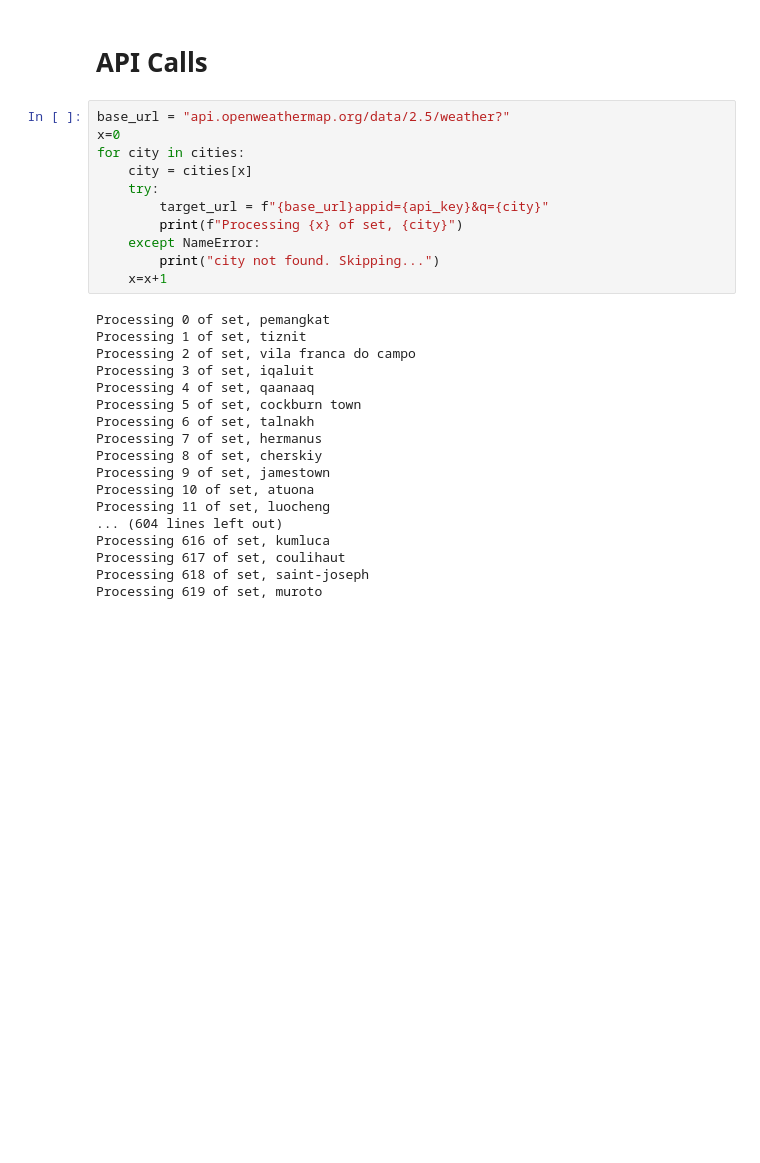
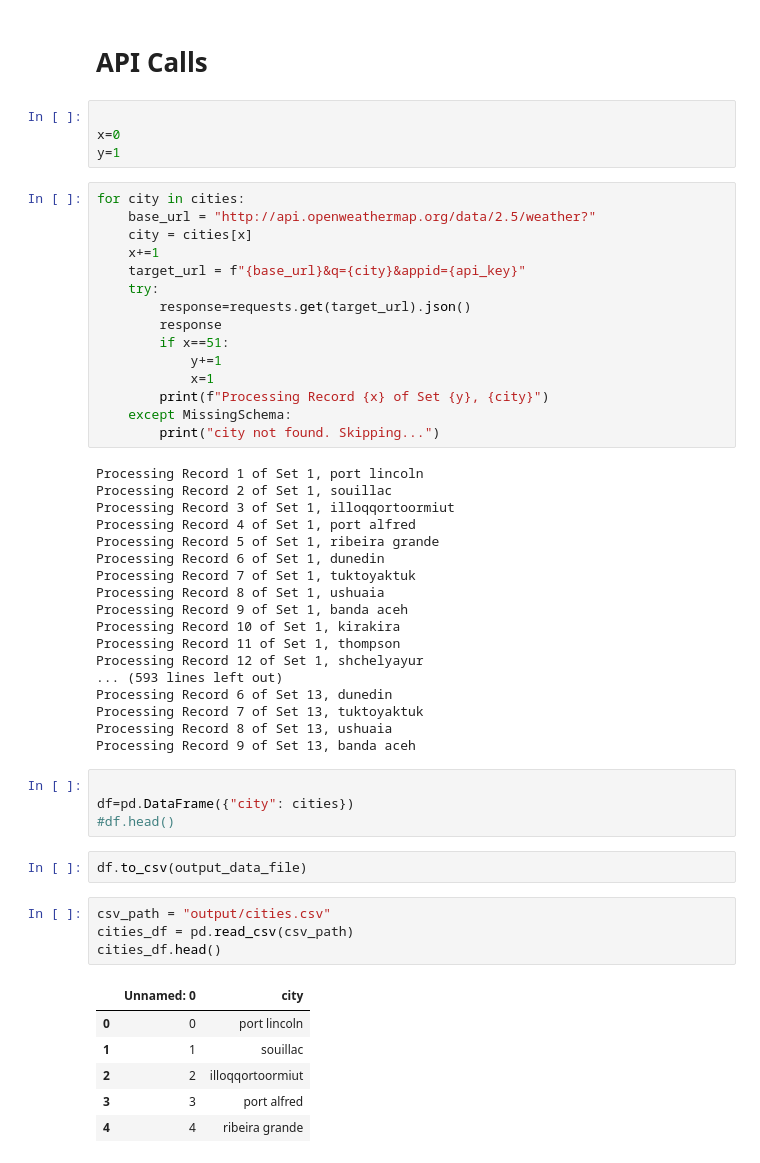
Before and after one commit to elsaschieffelin/HW6-Python-APIs, a Jupyter notebook: main.py.ipynb, the cells around one changed output. Drawn from its saved outputs; the diff is of its cells as text; blank space fills up the shorter version.

Commit message:
add output file

```diff
--- a/main.py.ipynb
+++ b/main.py.ipynb
@@ -36,31 +50,56 @@ len(cities)
 # %% [markdown]
 # API Calls
+# %%
+
+x=0
+y=1
 # %%
-base_url = "api.openweathermap.org/data/2.5/weather?"
-x=0
 for city in cities:
+    base_url = "http://api.openweathermap.org/data/2.5/weather?"
     city = cities[x]
+    x+=1
+    target_url = f"{base_url}&q={city}&appid={api_key}"
     try:
-        target_url = f"{base_url}appid={api_key}&q={city}"
-        print(f"Processing {x} of set, {city}")
-    except NameError:
+        response=requests.get(target_url).json()
+        response
+        if x==51:
+            y+=1
+            x=1
+        print(f"Processing Record {x} of Set {y}, {city}")
+    except MissingSchema:
         print("city not found. Skipping...")
-    x=x+1
 # %% [output]
-Processing 0 of set, pemangkat
-Processing 1 of set, tiznit
-Processing 2 of set, vila franca do campo
-Processing 3 of set, iqaluit
-Processing 4 of set, qaanaaq
-Processing 5 of set, cockburn town
-Processing 6 of set, talnakh
-Processing 7 of set, hermanus
-Processing 8 of set, cherskiy
-Processing 9 of set, jamestown
-Processing 10 of set, atuona
-Processing 11 of set, luocheng
-... (604 lines left out)
-Processing 616 of set, kumluca
-Processing 617 of set, coulihaut
-Processing 618 of set, saint-joseph
-Processing 619 of set, muroto
+Processing Record 1 of Set 1, port lincoln
+Processing Record 2 of Set 1, souillac
+Processing Record 3 of Set 1, illoqqortoormiut
+Processing Record 4 of Set 1, port alfred
+Processing Record 5 of Set 1, ribeira grande
+Processing Record 6 of Set 1, dunedin
+Processing Record 7 of Set 1, tuktoyaktuk
+Processing Record 8 of Set 1, ushuaia
+Processing Record 9 of Set 1, banda aceh
+Processing Record 10 of Set 1, kirakira
+Processing Record 11 of Set 1, thompson
+Processing Record 12 of Set 1, shchelyayur
+... (593 lines left out)
+Processing Record 6 of Set 13, dunedin
+Processing Record 7 of Set 13, tuktoyaktuk
+Processing Record 8 of Set 13, ushuaia
+Processing Record 9 of Set 13, banda aceh
+# %%
+
+df=pd.DataFrame({"city": cities})
+#df.head()
+# %%
+df.to_csv(output_data_file)
+# %%
+csv_path = "output/cities.csv"
+cities_df = pd.read_csv(csv_path)
+cities_df.head()
+# %% [output]
+|  | Unnamed: 0 | city |
+| 0 | 0 | port lincoln |
+| 1 | 1 | souillac |
+| 2 | 2 | illoqqortoormiut |
+| 3 | 3 | port alfred |
+| 4 | 4 | ribeira grande |
```
Also changed, not shown: parts of 9 cells of this notebook, 1 other file.
